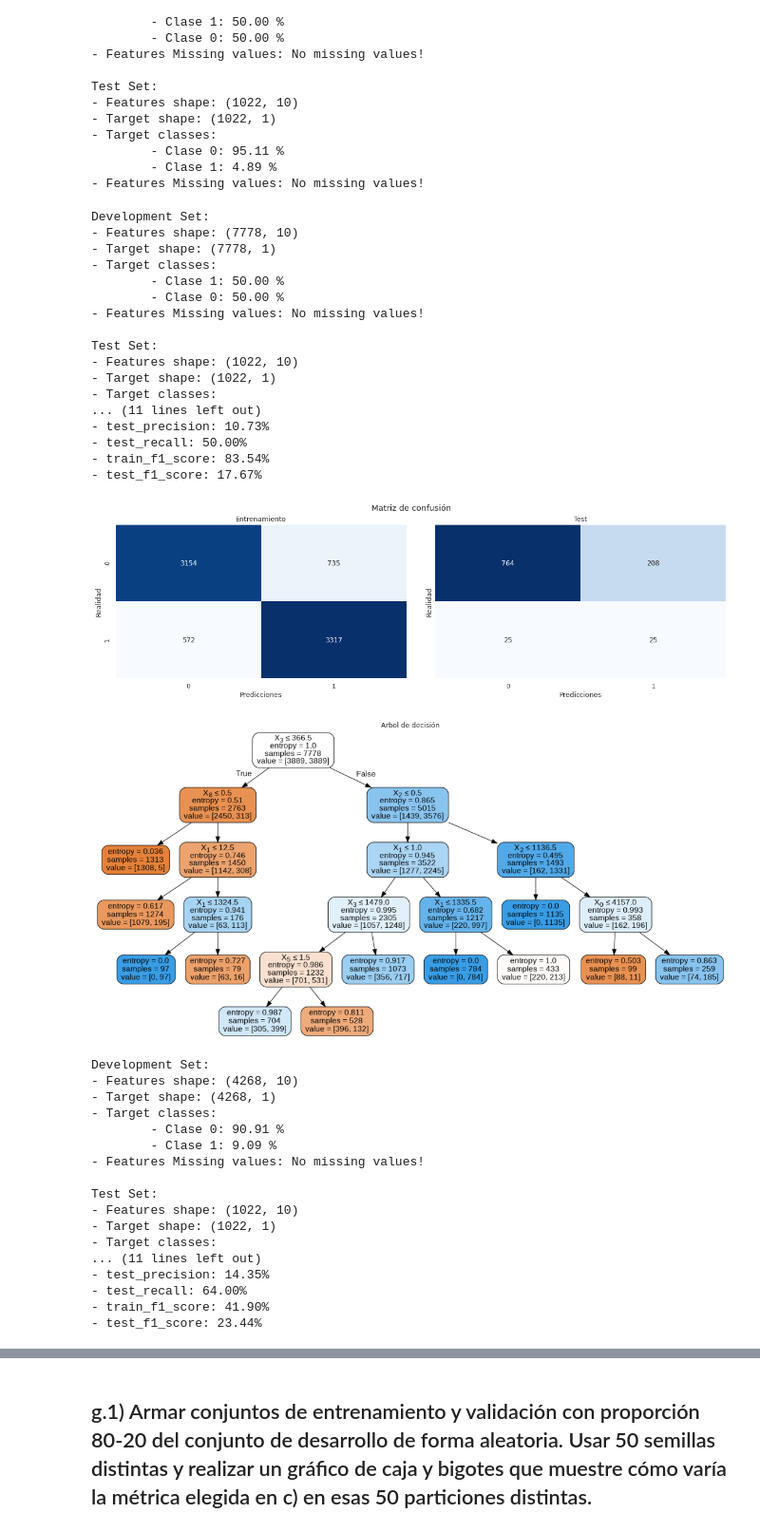
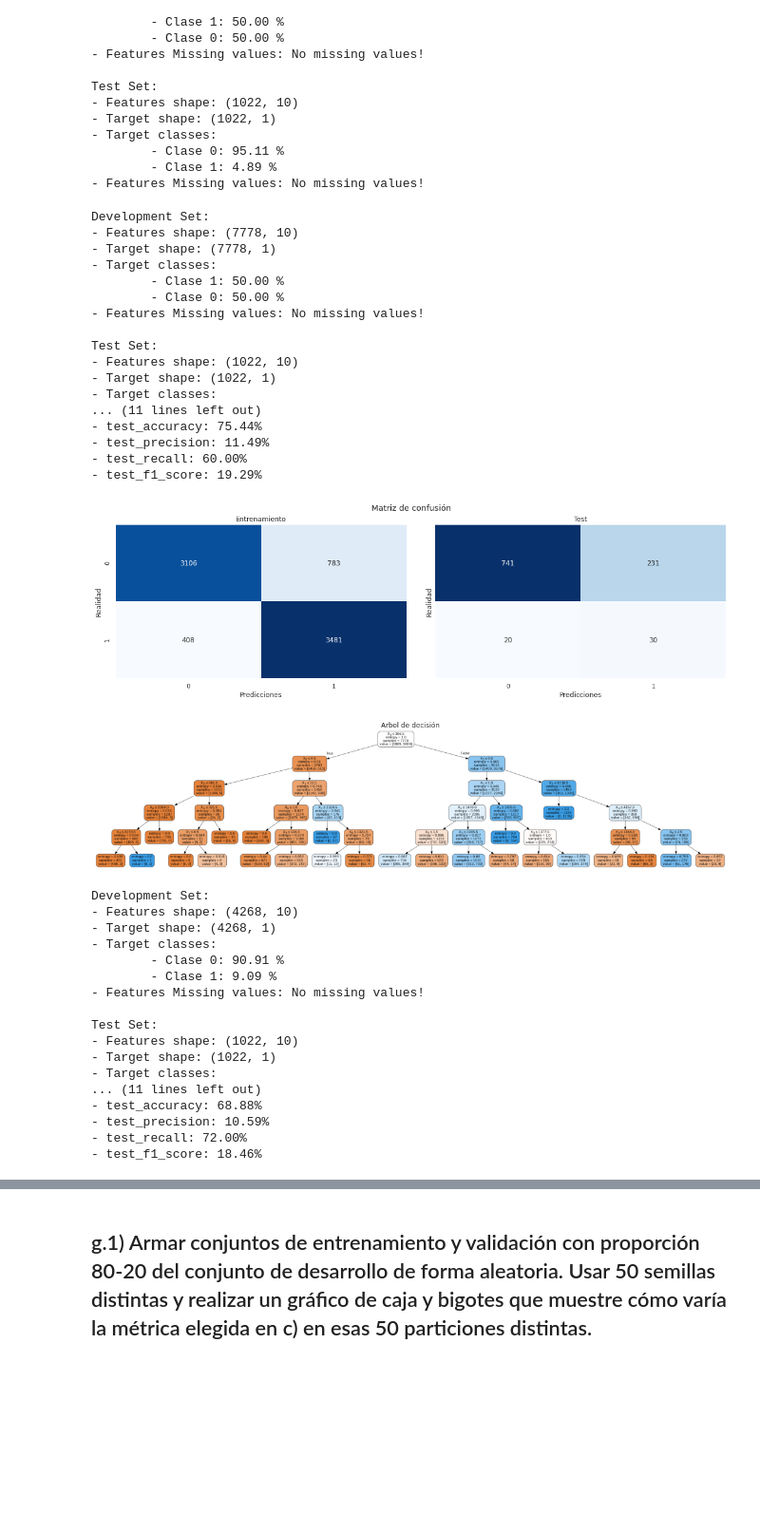
Before and after one commit to magistery-tps/aa-tp1, a Jupyter notebook: notebooks/tp1.ipynb, the cells around one changed output, grey strips where cells are left out. Shown at 95% size. Drawn from its saved outputs; the diff is of its cells as text; code cells hidden in the pictures; blank space fills up the shorter version.

```diff
--- a/notebooks/tp1.ipynb
+++ b/notebooks/tp1.ipynb
@@ -774,7 +782,7 @@ class HiperParams:
     criterion: any = 'entropy'
     max_depth: int = 5
     min_samples_leaf: int = 1
-    ccp_alpha: float = 0.01
+    ccp_alpha: float = 0.0
     class_weight: any = 'balanced'
     # Semilla usada en todos lo algoritmos.
     random_state: int = 42
@@ -784,10 +792,10 @@ class HiperParams:
     # Porcentaje de ejemplos removidos ne la clase mayoritaria.
     undersampling_strategy: float = 1
 
-
-class Model:
-    def __init__(self, hps):
-        self.tree = DecisionTreeClassifier(
+class ModelFactory:
+    @staticmethod
+    def create(hps):
+        tree = DecisionTreeClassifier(
             criterion        = hps.criterion,
             max_depth        = hps.max_depth,
             min_samples_leaf = hps.min_samples_leaf,
@@ -795,6 +803,15 @@ class Model:
             class_weight     = hps.class_weight,
             random_state     = hps.random_state
         )
+        return Model(tree, hps)
+
+    def create_from(tree):
+        return Model(tree, hps)
+
+
+class Model:
+    def __init__(self, tree, hps):
+        self.tree = tree
         self.hps = hps
 
     def fit(self, sets_group):
@@ -821,26 +838,19 @@ class ModelSummary:
     def __init__(self, sets_group, train_pred, test_pred, tree, hps):
         self.metrics = {
             'train_accuracy':         accuracy_score(sets_group.dev_target.values, train_pred),
+            'train_precision':        precision_score(sets_group.dev_target.values, train_pred),
+            'train_recall':           recall_score( sets_group.dev_target.values, train_pred),
+            "train_f1_score":         f1_score(sets_group.dev_target.values, train_pred),
+            'train_confusion_matrix': confusion_matrix(sets_group.dev_target.values, train_pred),
+
             'test_accuracy':          accuracy_score(sets_group.test_target.values, test_pred),
-            'train_precision':        precision_score(sets_group.dev_target.values, train_pred),
-            'train_recall':           recall_score(sets_group.dev_target.values, train_pred),
             'test_precision':         precision_score(sets_group.test_target.values, test_pred),
             'test_recall':            recall_score(sets_group.test_target.values, test_pred),
-            "train_f1_score":         f1_score(sets_group.dev_target.values, train_pred),
             "test_f1_score":          f1_score(sets_group.test_target.values, test_pred),
-            'train_confusion_matrix': confusion_matrix(sets_group.dev_target.values, train_pred),
             'test_confusion_matrix':  confusion_matrix(sets_group.test_target.values, test_pred)
         }
         self.tree = tree
         self.hps = hps
-
-    def plot_tree(self):
-        sns.set(rc={'figure.figsize':(20, 10)})
-        plt.title('Arbol de decisión')
-        plt.grid(False)
-        plt.imshow(to_tree_img(self.tree))
-        plt.axis('off')
-        plt.show()
 
     def plot_confusion_matrix(self):
         sns.set(rc={'figure.figsize':(19.35, 5)})
@@ -867,13 +877,14 @@ class ModelSummary:
                 print(f'- {name}: {self.metrics[name]*100:.2f}%')
 
     def showHps(self):
-        print('\nHiper Parametros: ', self.hps)
+        if self.hps:
+         print('\nHiper Parametros: ', self.hps)
 
     def show(self):
         self.showHps()
         self.show_metrics()
         self.plot_confusion_matrix()
-        self.plot_tree()
+        plot_tree(self.tree)
 # %%
 hiper_params = [
     # Usamos todos los valores por defecto...
@@ -907,39 +918,39 @@ def data_transform_pipeline(data, hps):
 # %%
 for hps in hiper_params:
     data = data_transform_pipeline(sets_group, hps)
 
     # Resumen de estrutura de los datos...
     data.summary()
 
     # Creamos el modelo (Arbol de decisión)...
-    model = Model(hps)
+    model = ModelFactory.create(hps)
 
     # Entrenamos...
     model.fit(data)
     summary = model.evaluate(data)
 
     # Mostramos el resumen de metricas...
     summary.show()
 # %% [output]
 Development Set:
 - Features shape: (7778, 10)
 - Target shape: (7778, 1)
 - Target classes:
         - Clase 1: 50.00 %
         - Clase 0: 50.00 %
 - Features Missing values: No missing values!
 
 Test Set:
 - Features shape: (1022, 10)
 - Target shape: (1022, 1)
 - Target classes:
 ... (11 lines left out)
-- test_precision: 10.73%
-- test_recall: 50.00%
-- train_f1_score: 83.54%
-- test_f1_score: 17.67%
+- test_accuracy: 75.44%
+- test_precision: 11.49%
+- test_recall: 60.00%
+- test_f1_score: 19.29%
 [figure]
-[figure, old version]
+[figure, new version]
 Development Set:
 - Features shape: (4268, 10)
 - Target shape: (4268, 1)
@@ -953,7 +964,7 @@ Test Set:
 - Target shape: (1022, 1)
 - Target classes:
 ... (11 lines left out)
-- test_precision: 14.35%
-- test_recall: 64.00%
-- train_f1_score: 41.90%
-- test_f1_score: 23.44%
+- test_accuracy: 68.88%
+- test_precision: 10.59%
+- test_recall: 72.00%
+- test_f1_score: 18.46%
```
Also changed, not shown: parts of 8 cells of this notebook.
